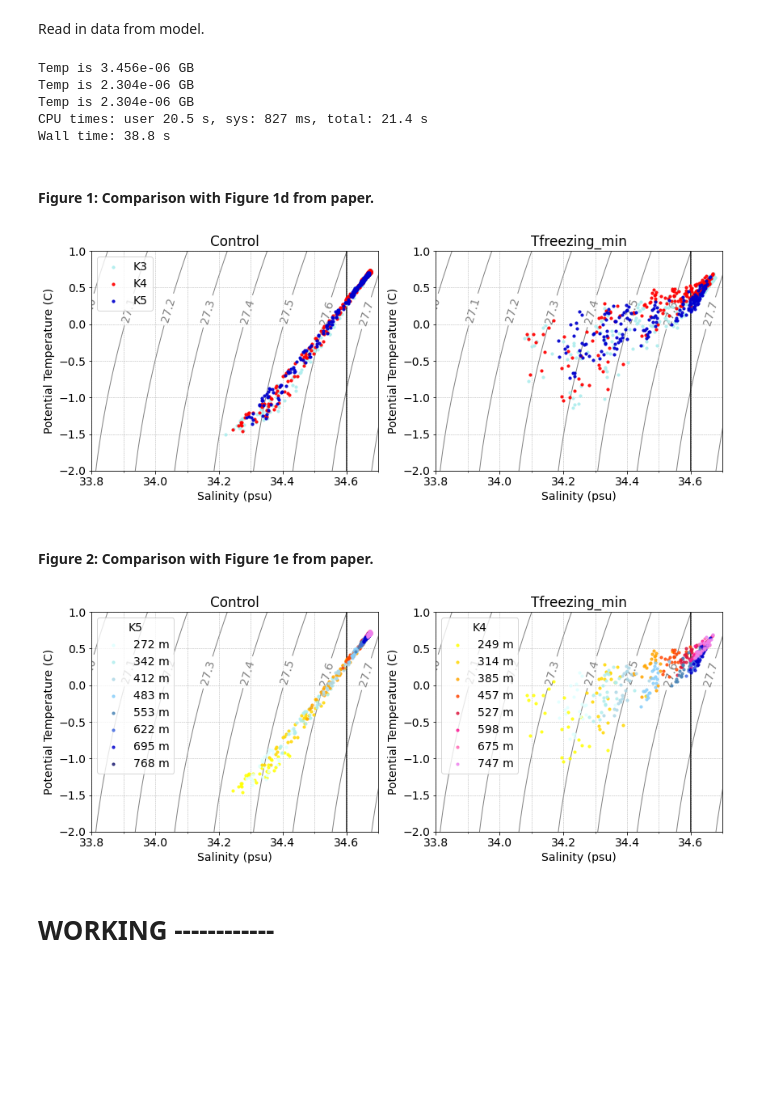
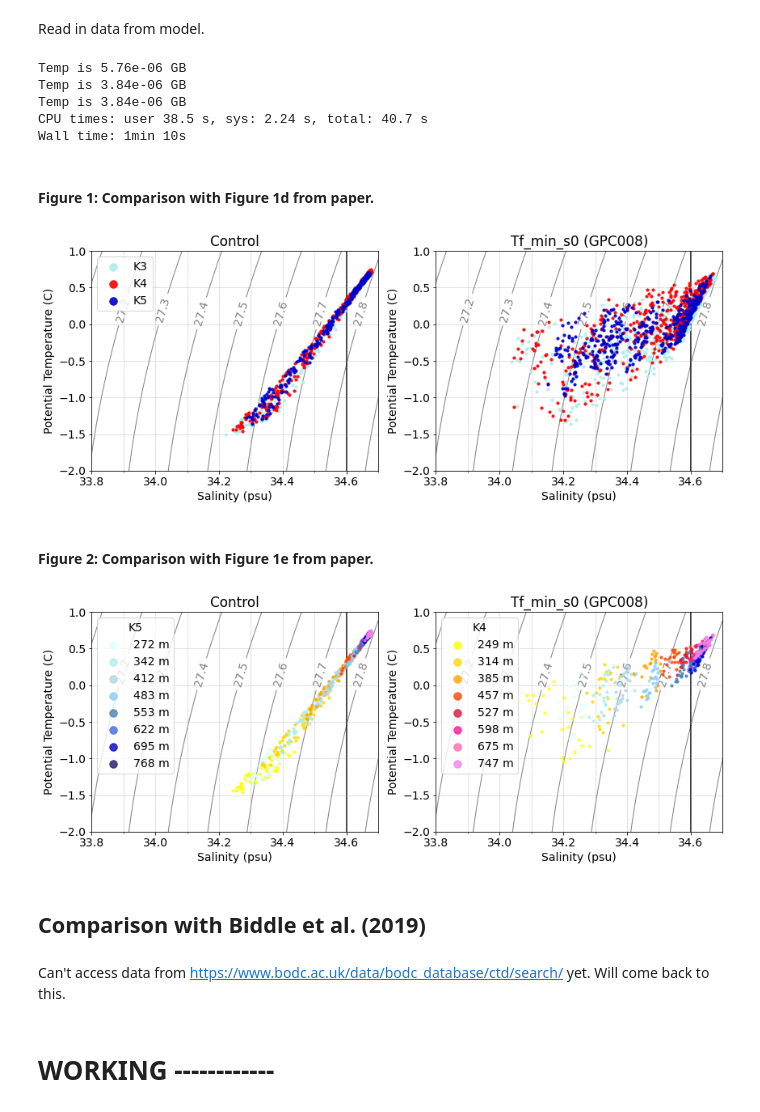
Before and after one commit to pedrocol/basal_mom5-collaborative-project, a Jupyter notebook: notebooks/TS_diag/TS_obs_comparison.ipynb, the cells around one changed output. Cells and saved outputs as stored; diff of their text form; code cells hidden in the pictures; blank space fills up the shorter version.

Commit message:
update to GPC008 simulation (5 yrs data)

```diff
--- a/notebooks/TS_diag/TS_obs_comparison.ipynb
+++ b/notebooks/TS_diag/TS_obs_comparison.ipynb
@@ -35,11 +35,14 @@ master_session = cc.database.create_session('/g/data/ik11/databases/cosima_maste
 control = '01deg_jra55v13_ryf9091'
 
 # salterature of meltwater at the freezing point calculated with the in situ salinity:
-Tfreezing_insituS = 'accessom2-GPC004'
+Tf_insituS = 'accessom2-GPC004'
 # temperature of meltwater at the freezing point calculated with the 0 salinity:
-Tfreezing_zeroS = 'accessom2-GPC005'
+Tf_zeroS = 'accessom2-GPC005'
 # temperature of meltwater equal to the minimum of the above two temperatures:
-Tfreezing_min = 'accessom2-GPC006'
+Tf_min = 'accessom2-GPC006'
+Tf_min_bg03 = 'accessom2-GPC007' # Idem as GPC008 but vert dist as in BG03 (2 years)
+# temperature of meltwater equal to  min( Tfreezing(s=0),Tinsitu)
+Tf_min_s0 = 'accessom2-GPC008'
 
 start_time='2150-01-01'
 end_time='2155-01-01'
@@ -152,7 +172,7 @@ def read_and_convert_TS(lat, lon, depth_lvls, start_time, end_time):
 # %% [markdown]
 Define figure functions
 # %%
-def figure(region):
+def figure(title):
     plt.rcParams['font.size'] = 14
     fig, axes = plt.subplots(1,2, figsize=(14,5))
     sig_lvls = [27, 27.1, 27.2, 27.3, 27.4, 27.5, 27.6, 27.7, 27.8, 27.9, 28]
@@ -165,14 +185,15 @@ def figure(region):
         ax.clabel(cl, sig_lvls, colors='grey',zorder=1)
         ax.xaxis.set_minor_locator(MultipleLocator(0.1))
         ax.grid(which='both', linestyle='--', linewidth = 0.5)
+    #fig.suptitle(title)
 
-    return fig, axes, region
+    return fig, axes, title
 
 # create density mesh for contours on T-S
 temp_vals = np.arange(-2.5,1.2,.05)
 salt_vals = np.arange(26,35.5,.005)
 temp_mesh,salt_mesh = np.meshgrid(temp_vals,salt_vals)
-density_for_contouring = gsw.density.rho(salt_mesh, temp_mesh, 1) - 1000
+density_for_contouring = gsw.density.rho(salt_mesh, temp_mesh, 25) - 1000
 sigma0_for_contouring = gsw.density.sigma0(salt_mesh, temp_mesh)
 sigma1_for_contouring = gsw.density.sigma1(salt_mesh, temp_mesh)
 # %% [markdown]
@@ -180,41 +201,42 @@ Read in data from model.
 # %%
 %%time
 start_time='2150-01-02'
-end_time='2153-01-01'
+end_time='2155-01-01'
 
-temp3,salt3,temp_Tfreeze_min3,salt_Tfreeze_min3,temp_Tfreeze_insituS3,salt_Tfreeze_insituS3,temp_Tfreeze_zeroS3,salt_Tfreeze_zeroS3 = read_and_convert_TS(lat3, lon3, zlvls3, start_time, end_time)
-temp4,salt4,temp_Tfreeze_min4,salt_Tfreeze_min4,temp_Tfreeze_insituS4,salt_Tfreeze_insituS4,temp_Tfreeze_zeroS4,salt_Tfreeze_zeroS4 = read_and_convert_TS(lat4, lon4, zlvls4, start_time, end_time)
-temp5,salt5,temp_Tfreeze_min5,salt_Tfreeze_min5,temp_Tfreeze_insituS5,salt_Tfreeze_insituS5,temp_Tfreeze_zeroS5,salt_Tfreeze_zeroS5 = read_and_convert_TS(lat5, lon5, zlvls5, start_time, end_time)
+t3,s3,t_Tf_insS3,s_Tf_insS3,t_Tf_zeroS3,s_Tf_zeroS3,t_Tf_min3,s_Tf_min3,t_Tf_min_s03,s_Tf_min_s03 = read_and_convert_TS(lat3, lon3, zlvls3, start_time, end_time)
+t4,s4,t_Tf_insS4,s_Tf_insS4,t_Tf_zeroS4,s_Tf_zeroS4,t_Tf_min4,s_Tf_min4,t_Tf_min_s04,s_Tf_min_s04 = read_and_convert_TS(lat4, lon4, zlvls4, start_time, end_time)
+t5,s5,t_Tf_insS5,s_Tf_insS5,t_Tf_zeroS5,s_Tf_zeroS5,t_Tf_min5,s_Tf_min5,t_Tf_min_s05,s_Tf_min_s05 = read_and_convert_TS(lat5, lon5, zlvls5, start_time, end_time)
 # %% [output]
-Temp is 3.456e-06 GB
-Temp is 2.304e-06 GB
-Temp is 2.304e-06 GB
-CPU times: user 20.5 s, sys: 827 ms, total: 21.4 s
-Wall time: 38.8 s
+Temp is 5.76e-06 GB
+Temp is 3.84e-06 GB
+Temp is 3.84e-06 GB
+CPU times: user 38.5 s, sys: 2.24 s, total: 40.7 s
+Wall time: 1min 10s
 # %% [markdown]
 #### Figure 1: Comparison with Figure 1d from paper.
 # %%
 colours = ['paleturquoise','red','mediumblue']
 s,alph = 10, 0.9
+plt.rcParams['font.size'] = 14
 
-fig, axes, region = figure('Amundsen Sea comparison with Yang at al. (2022)')
+fig, axes, title = figure('Amundsen Sea comparison with Yang at al. (2022)')
 
-axes[0].scatter(salt3, temp3, c=colours[0], s=s, alpha = alph, zorder=2, label='K3')
-axes[0].scatter(salt4, temp4, c=colours[1], s=s, alpha = alph, zorder=2, label='K4')
-axes[0].scatter(salt5, temp5, c=colours[2], s=s, alpha = alph, zorder=2, label='K5')
+axes[0].scatter(s3, t3, c=colours[0], s=s, alpha = alph, zorder=2, label='K3')
+axes[0].scatter(s4, t4, c=colours[1], s=s, alpha = alph, zorder=2, label='K4')
+axes[0].scatter(s5, t5, c=colours[2], s=s, alpha = alph, zorder=2, label='K5')
 axes[0].set_title('Control')
-axes[0].legend()
+axes[0].legend(markerscale=3.)
 axes[0].plot([34.6, 34.6],[-3,1.5], c='k',zorder=1)
 
-axes[1].scatter(salt_Tfreeze_min3, temp_Tfreeze_min3, c=colours[0], alpha = alph,  s=s, zorder=2,)
-axes[1].scatter(salt_Tfreeze_min4, temp_Tfreeze_min4, c=colours[1],  alpha = alph, s=s, zorder=2,)
-axes[1].scatter(salt_Tfreeze_min5, temp_Tfreeze_min5, c=colours[2],  alpha = alph, s=s, zorder=2,)
-axes[1].set_title('Tfreezing_min')
+axes[1].scatter(s_Tf_min_s03, t_Tf_min_s03, c=colours[0], alpha = alph,  s=s, zorder=2,)
+axes[1].scatter(s_Tf_min_s04, t_Tf_min_s04, c=colours[1],  alpha = alph, s=s, zorder=2,)
+axes[1].scatter(s_Tf_min_s05, t_Tf_min_s05, c=colours[2],  alpha = alph, s=s, zorder=2,)
+axes[1].set_title('Tf_min_s0 (GPC008)')
 axes[1].plot([34.6, 34.6],[-3,1.5], c='k',zorder=1)
 
 plt.show()
 # %% [output]
-[figure, old version]
+[figure, new version]
 # %% [markdown]
 #### Figure 2: Comparison with Figure 1e from paper.
 # %%
@@ -223,25 +245,29 @@ colours4 = ['yellow','gold','orange','orangered','crimson','deeppink','hotpink',
 #labels = ['','','','','','','',']
 s,alph = 10, 0.8
 
-fig, axes, region = figure('Amundsen Sea comparison with Yang at al. (2022)')
+fig, axes, title = figure('Amundsen Sea comparison with Yang at al. (2022)')
 
 for i in range(8):
-    axes[0].scatter(salt4.isel(st_ocean=i), temp4.isel(st_ocean=i), c=colours4[i], s=s, alpha = alph, zorder=2)
-    axes[0].scatter(salt5.isel(st_ocean=i), temp5.isel(st_ocean=i), c=colours5[i], s=s, alpha = alph, zorder=2, label=f'{temp5.isel(st_ocean=i).st_ocean.values} m')
+    axes[0].scatter(s4.isel(st_ocean=i), t4.isel(st_ocean=i), c=colours4[i], s=s, alpha = alph, zorder=2)
+    axes[0].scatter(s5.isel(st_ocean=i), t5.isel(st_ocean=i), c=colours5[i], s=s, alpha = alph, zorder=2, label=f'{t5.isel(st_ocean=i).st_ocean.values} m')
 axes[0].set_title('Control')
-axes[0].legend(title='K5')
+axes[0].legend(title='K5',markerscale=3.)
 axes[0].plot([34.6, 34.6],[-3,1.5], c='k',zorder=1)
 
 for i in range(8):
-    axes[1].scatter(salt_Tfreeze_min4.isel(st_ocean=i), temp_Tfreeze_min4.isel(st_ocean=i), c=colours4[i], s=s, alpha = alph, zorder=2, label=f'{temp4.isel(st_ocean=i).st_ocean.values} m')
-    axes[1].scatter(salt_Tfreeze_min5.isel(st_ocean=i), temp_Tfreeze_min5.isel(st_ocean=i), c=colours5[i], s=s, alpha = alph,zorder=2)
-axes[1].set_title('Tfreezing_min')
-axes[1].legend(title='K4')
+    axes[1].scatter(s_Tf_min4.isel(st_ocean=i), t_Tf_min4.isel(st_ocean=i), c=colours4[i], s=s, alpha = alph, zorder=2, label=f'{t4.isel(st_ocean=i).st_ocean.values} m')
+    axes[1].scatter(s_Tf_min5.isel(st_ocean=i), t_Tf_min5.isel(st_ocean=i), c=colours5[i], s=s, alpha = alph,zorder=2)
+axes[1].set_title('Tf_min_s0 (GPC008)')
+axes[1].legend(title='K4',markerscale=3.)
 axes[1].plot([34.6, 34.6],[-3,1.5], c='k',zorder=1)
 
 plt.show()
 # %% [output]
-[figure, old version]
+[figure, new version]
+# %% [markdown]
+## Comparison with Biddle et al. (2019)
+# %% [markdown]
+Can't access data from https://www.bodc.ac.uk/data/bodc_database/ctd/search/ yet. Will come back to this.
 # %% [markdown]
 # WORKING ------------
 # %%
```
Also changed, not shown: parts of 8 cells of this notebook.
